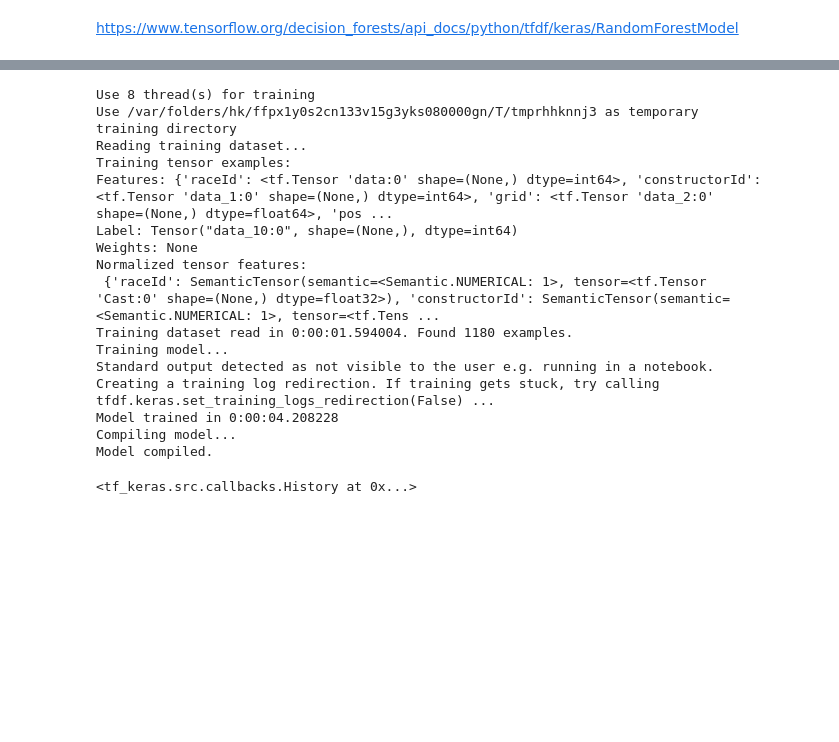
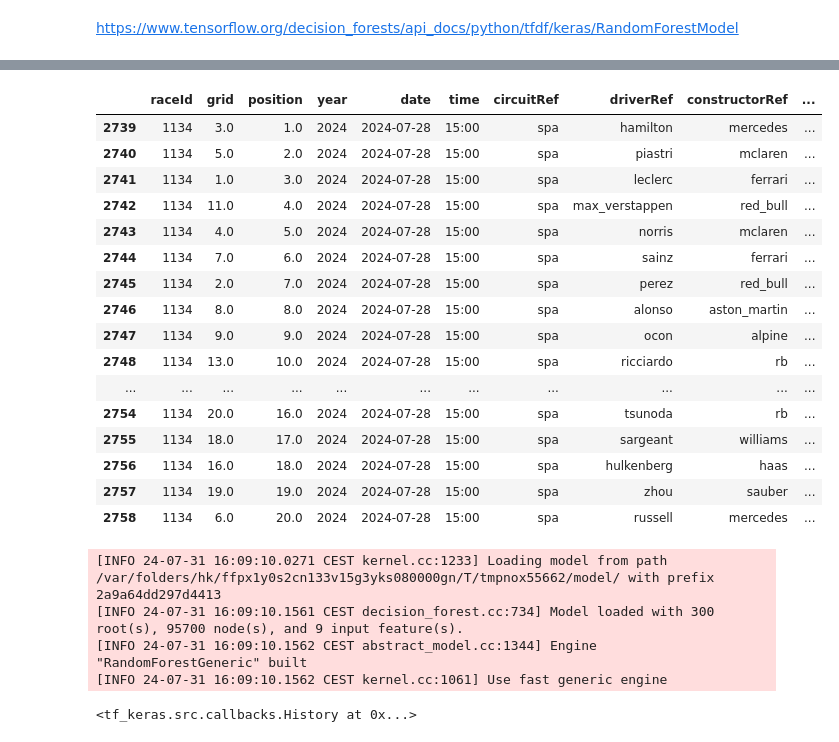
Before and after one commit to jestoncolelewis/Formula_One_Predictor, a Jupyter notebook: decision_forest.ipynb, the cells around one changed output, grey strips where cells are left out. Saved outputs shown, nothing was run; the diff lists cells and outputs as text; code cells hidden in the pictures; blank space fills up the shorter version.

```diff
--- a/decision_forest.ipynb
+++ b/decision_forest.ipynb
@@ -34,3 +12,24 @@ dataset_df
 # %%
 training = dataset_df[dataset_df["year"] < 2021]
 test = dataset_df[dataset_df["year"] >= 2021]
+single = dataset_df[dataset_df["raceId"] == 1134]
+# %%
+single
+# %% [output]
+|  | raceId | grid | position | year | date | time | circuitRef | driverRef | constructorRef | ... |
+| 2739 | 1134 | 3.0 | 1.0 | 2024 | 2024-07-28 | 15:00 | spa | hamilton | mercedes | ... |
+| 2740 | 1134 | 5.0 | 2.0 | 2024 | 2024-07-28 | 15:00 | spa | piastri | mclaren | ... |
+| 2741 | 1134 | 1.0 | 3.0 | 2024 | 2024-07-28 | 15:00 | spa | leclerc | ferrari | ... |
+| 2742 | 1134 | 11.0 | 4.0 | 2024 | 2024-07-28 | 15:00 | spa | max_verstappen | red_bull | ... |
+| 2743 | 1134 | 4.0 | 5.0 | 2024 | 2024-07-28 | 15:00 | spa | norris | mclaren | ... |
+| 2744 | 1134 | 7.0 | 6.0 | 2024 | 2024-07-28 | 15:00 | spa | sainz | ferrari | ... |
+| 2745 | 1134 | 2.0 | 7.0 | 2024 | 2024-07-28 | 15:00 | spa | perez | red_bull | ... |
+| 2746 | 1134 | 8.0 | 8.0 | 2024 | 2024-07-28 | 15:00 | spa | alonso | aston_martin | ... |
+| 2747 | 1134 | 9.0 | 9.0 | 2024 | 2024-07-28 | 15:00 | spa | ocon | alpine | ... |
+| 2748 | 1134 | 13.0 | 10.0 | 2024 | 2024-07-28 | 15:00 | spa | ricciardo | rb | ... |
+| ... | ... | ... | ... | ... | ... | ... | ... | ... | ... | ... |
+| 2754 | 1134 | 20.0 | 16.0 | 2024 | 2024-07-28 | 15:00 | spa | tsunoda | rb | ... |
+| 2755 | 1134 | 18.0 | 17.0 | 2024 | 2024-07-28 | 15:00 | spa | sargeant | williams | ... |
+| 2756 | 1134 | 16.0 | 18.0 | 2024 | 2024-07-28 | 15:00 | spa | hulkenberg | haas | ... |
+| 2757 | 1134 | 19.0 | 19.0 | 2024 | 2024-07-28 | 15:00 | spa | zhou | sauber | ... |
+| 2758 | 1134 | 6.0 | 20.0 | 2024 | 2024-07-28 | 15:00 | spa | russell | mercedes | ... |
@@ -40,21 +42,10 @@ test_ds = tfdf.keras.pd_dataframe_to_tf_dataset(test, label="driverId")
 # %%
-initial_model = tfdf.keras.RandomForestModel(verbose=2)
+model = tfdf.keras.RandomForestModel(verbose=0)
 
-initial_model.fit(train_ds)
+model.fit(train_ds)
 # %% [output]
-Use 8 thread(s) for training
-Use /var/folders/hk/ffpx1y0s2cn133v15g3yks080000gn/T/tmprhhknnj3 as temporary training directory
-Reading training dataset...
-Training tensor examples:
-Features: {'raceId': <tf.Tensor 'data:0' shape=(None,) dtype=int64>, 'constructorId': <tf.Tensor 'data_1:0' shape=(None,) dtype=int64>, 'grid': <tf.Tensor 'data_2:0' shape=(None,) dtype=float64>, 'pos ...
-Label: Tensor("data_10:0", shape=(None,), dtype=int64)
-Weights: None
-Normalized tensor features:
- {'raceId': SemanticTensor(semantic=<Semantic.NUMERICAL: 1>, tensor=<tf.Tensor 'Cast:0' shape=(None,) dtype=float32>), 'constructorId': SemanticTensor(semantic=<Semantic.NUMERICAL: 1>, tensor=<tf.Tens ...
-Training dataset read in 0:00:01.594004. Found 1180 examples.
-Training model...
-Standard output detected as not visible to the user e.g. running in a notebook. Creating a training log redirection. If training gets stuck, try calling tfdf.keras.set_training_logs_redirection(False) ...
-Model trained in 0:00:04.208228
-Compiling model...
-Model compiled.
+[INFO 24-07-31 16:09:10.0271 CEST kernel.cc:1233] Loading model from path /var/folders/hk/ffpx1y0s2cn133v15g3yks080000gn/T/tmpnox55662/model/ with prefix 2a9a64dd297d4413
+[INFO 24-07-31 16:09:10.1561 CEST decision_forest.cc:734] Model loaded with 300 root(s), 95700 node(s), and 9 input feature(s).
+[INFO 24-07-31 16:09:10.1562 CEST abstract_model.cc:1344] Engine "RandomForestGeneric" built
+[INFO 24-07-31 16:09:10.1562 CEST kernel.cc:1061] Use fast generic engine
 <tf_keras.src.callbacks.History at 0x...>
```
Also changed, not shown: parts of 16 cells of this notebook.
